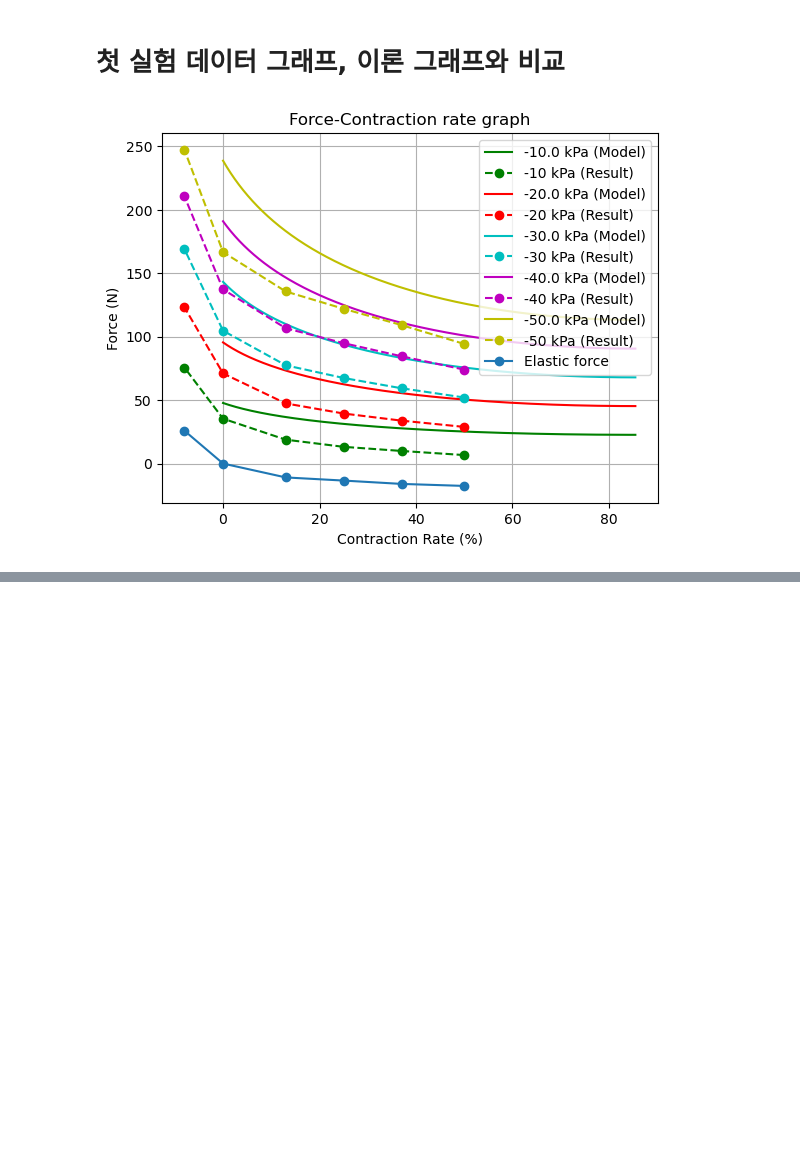
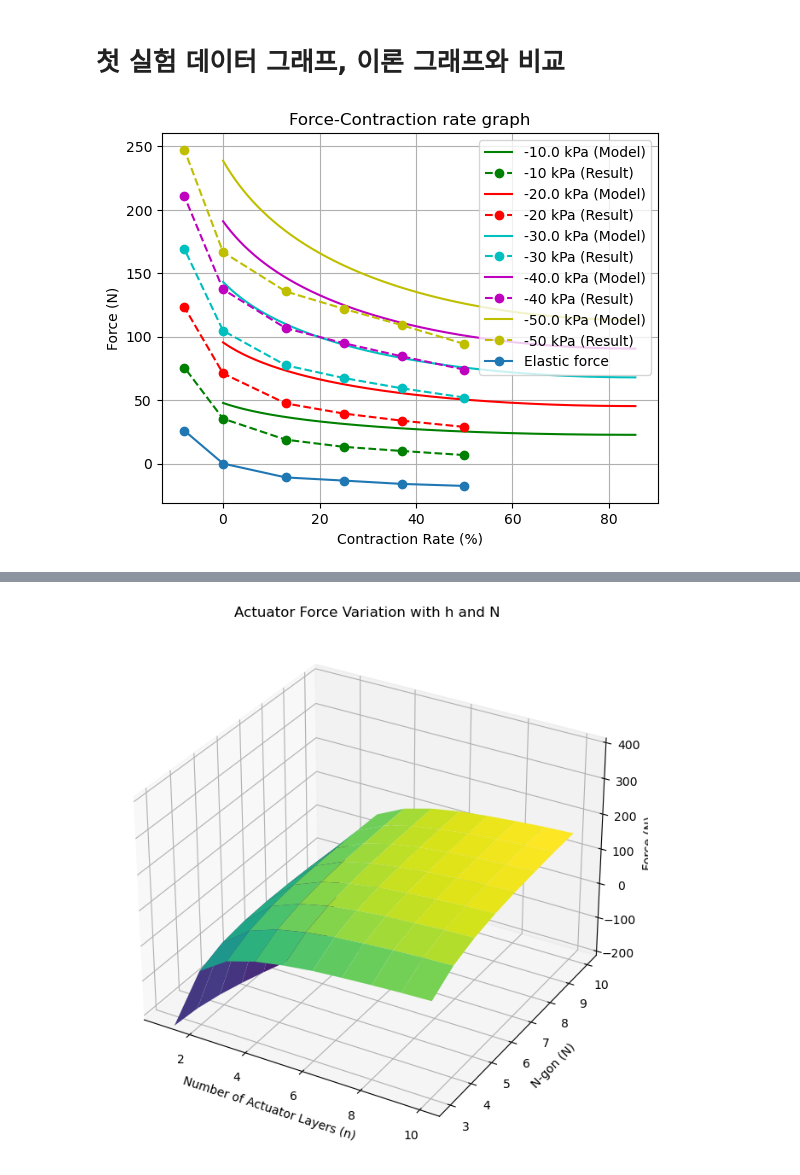
Before and after one commit to moreum2/OV-PAM_model, a Jupyter notebook: OV-PAM_model_modified.ipynb, the cells around one changed output, grey strips where cells are left out. Cells and saved outputs as stored; diff of their text form; code cells hidden in the pictures; blank space fills up the shorter version.

```diff
--- a/OV-PAM_model_modified.ipynb
+++ b/OV-PAM_model_modified.ipynb
@@ -412,0 +478,76 @@ plt.show()
+# %%
+import numpy as np
+import matplotlib.pyplot as plt
+from mpl_toolkits.mplot3d import Axes3D
+
+def calculate_force(n, N, initialheight, initialangle, m, d, s, R):
+    theta = np.linspace(np.pi/180*60, 0, 1000)  # 각도 범위
+
+    D = m * np.cos(np.pi/2*(N-2)/N)
+
+    P = -50000
+
+    h = (initialheight - (n + 1) * s) / n
+    L0 = h / np.sin(initialangle)
+    q = 1 / 2 * L0 * np.cos(initialangle)
+
+    L = L0 * np.sin(theta)
+    L_t = (n * L + (n + 1) * s)
+    dL = L0 * np.cos(theta)
+    dL_t = n * dL
+
+    V = n * 1/4*D**2*N*np.tan(np.pi/2*(N-2)/N) * L0 * np.sin(theta) - N / 8 * n * (
+            D + d) * L0 ** 2 * np.cos(theta) * np.sin(theta) - N / 24 * n * (
+                    D - d) * L0 ** 2 * np.cos(theta) * np.sin(theta) - N / 12 * n * (
+                    q) * L0 ** 2 * np.cos(theta) * np.sin(theta) + (n - 1) * (N * R ** 2) / (
+                    4 * np.tan(np.pi / N)) * s
+    dV = n * 1/4*D**2*N*np.tan(np.pi/2*(N-2)/N) * L0 * np.cos(theta) - N / 8 * n * (
+            D + d) * L0 ** 2 * (np.cos(theta) ** 2 - np.sin(theta) ** 2) - N / 24 * n * (
+                 D - d) * L0 ** 2 * (np.cos(theta) ** 2 - np.sin(theta) ** 2) - N / 12 * n * (
+                 q) * L0 ** 2 * (np.cos(theta) ** 2 - np.sin(theta) ** 2)
+
+    F = -P * dV / dL_t
+
+    contraction_rate = (1 - L_t / L_t[0]) * 100
+
+    return contraction_rate, F, D
+
+
+# 초기값 설정
+initialheight = 140.4 * 10 ** -3
+initialangle = np.pi / 3
+m = 70.554 * 10 ** -3
+d = 7 * 10 ** -3
+s = 3.4 * 10 ** -3
+R = 20.787 * 10 ** -3
+
+# 그래프 생성을 위한 n, N 값 범위 설정
+n_values = np.arange(1, 11)  # 예시로 1부터 10까지의 n 값 범위 설정
+N_values = np.arange(3, 11)  # 예시로 3부터 10까지의 N 값 범위 설정
+n_mesh, N_mesh = np.meshgrid(n_values, N_values)
+
+# 액추에이터의 힘 계산
+F_values = np.zeros_like(n_mesh)
+for i in range(len(n_values)):
+    for j in range(len(N_values)):
+        n = n_values[i]
+        N = N_values[j]
+        contraction_rate, F, D = calculate_force(n, N, initialheight, initialangle, m, d, s, R)
+        F_values[j, i] = F[-1]  # 마지막 시점의 액추에이터의 힘 값 저장
+
+# 3D 그래프 그리기
+fig = plt.figure(figsize=(10, 8))
+ax = fig.add_subplot(111, projection='3d')
+
+ax.plot_surface(n_mesh, N_mesh, F_values, cmap='viridis')
+
+ax.set_xlabel('Number of Actuator Layers (n)')
+ax.set_ylabel('N-gon (N)')
+ax.set_zlabel('Force (N)')
+
+ax.set_zlim(-200, 400)  # z-axis 범위 설정
+
+plt.title('Actuator Force Variation with h and N')
+plt.show()
+# %% [output]
+[figure, added]
```
Also changed, not shown: parts of 3 cells of this notebook.
